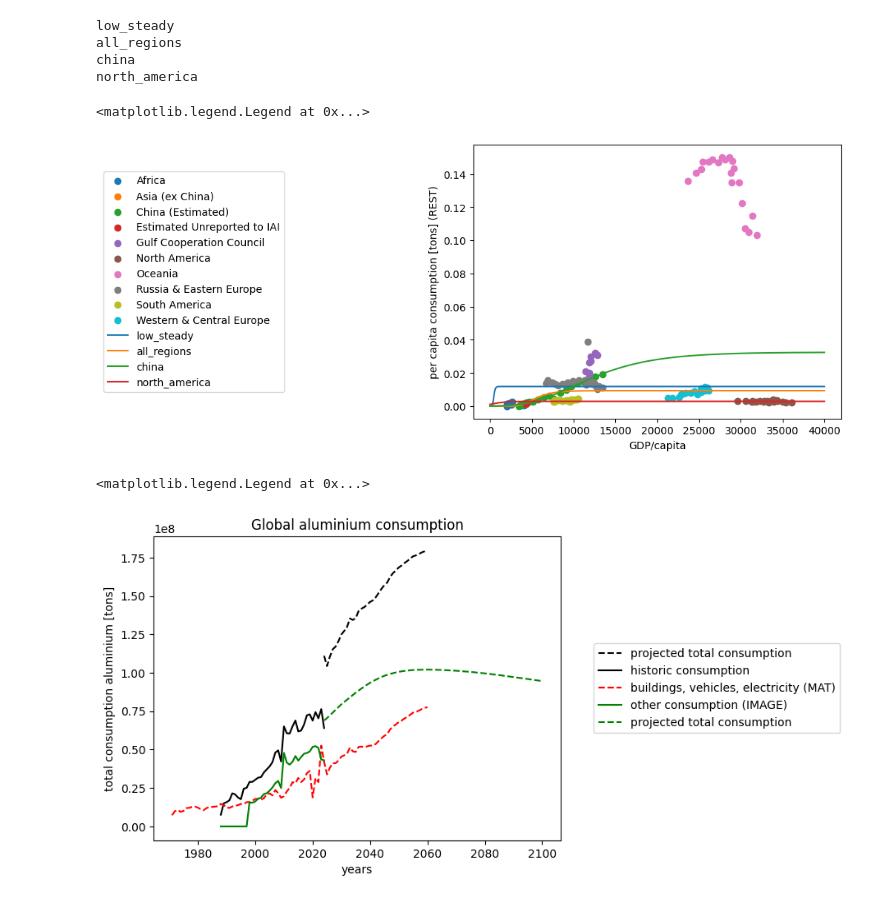
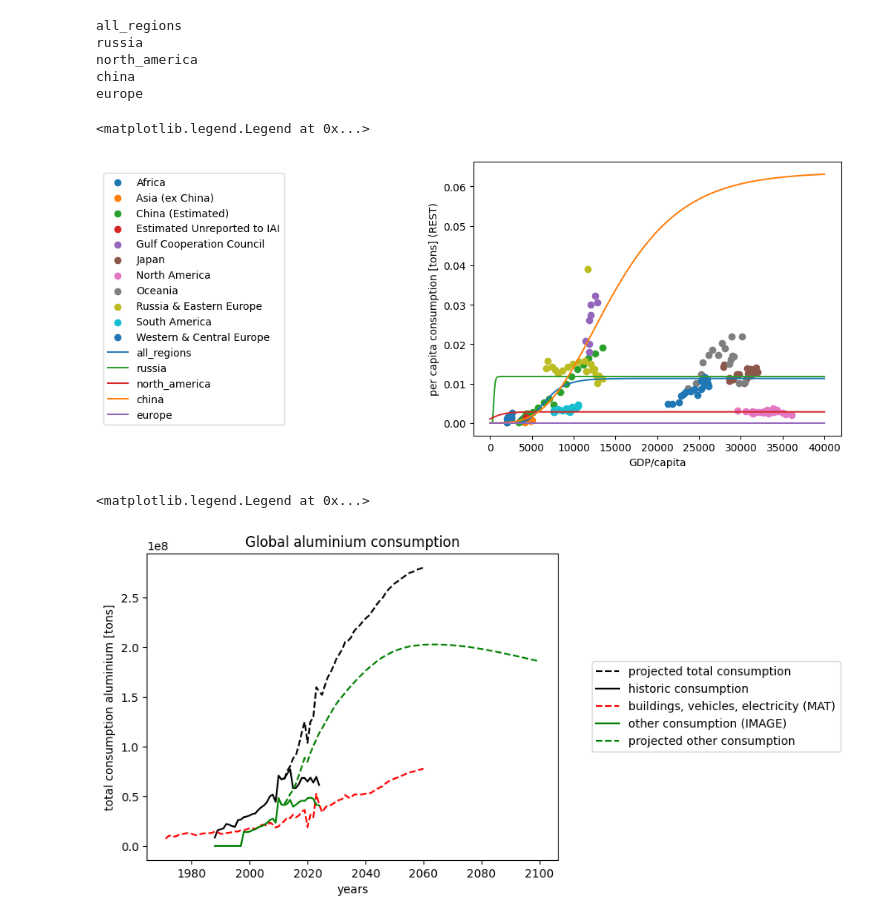
Before and after one commit to imagepbl/image-materials, a Jupyter notebook: imagematerials/rest_of/scripts_test/aluminium.ipynb, the cells around one changed output. Cells and saved outputs as stored; diff of their text form; code cells hidden in the pictures.

Commit message:
alu modelling

```diff
--- a/imagematerials/rest_of/scripts_test/aluminium.ipynb
+++ b/imagematerials/rest_of/scripts_test/aluminium.ipynb
@@ -104,23 +85,24 @@ aluminium.calculate_historic_other_fraction()
 aluminium.historic_other_fraction_consumption[aluminium.historic_other_fraction_consumption < 0] = np.nan
 # %%
 # Fit models
-
 aluminium.calculate_regressors(aluminium.historic_other_fraction_consumption)
 
 aluminium.fit_models(best_rmse_models= {
-    'low_steady' : 'gompertz model',
     'all_regions' : 'gompertz model',
+    'russia' : 'gompertz model',
+    'north_america' : 'gompertz model',
     'china' : 'gompertz model',
-    'north_america' : 'gompertz model'})
+    'europe' : 'gompertz model'})
 
 # add regions to regions model match that are not in there yet becaused they are fitted to the global average
 for key in IAI_TO_IMAGE_CLASSES.keys():
     if key not in aluminium.region_model_match:
         aluminium.region_model_match[key] = aluminium.model_groups.get("all_regions")[6]
 # %% [output]
-low_steady
 all_regions
+russia
+north_america
 china
-north_america
+europe
 # %%
 # Projections
@@ -128,57 +111,44 @@ aluminium.project_on_total(list(IAI_TO_IMAGE_CLASSES.keys()))
 # %%
 # Plot regression with GDP/cap on x axis and cons/cap on y axis only for years that were fitted
 
-colors = [
-    '#1f77b4', '#ff7f0e', '#2ca02c', '#d62728', '#9467bd',
-    '#8c564b', '#e377c2', '#7f7f7f', '#bcbd22', '#17becf',
-    '#aec7e8', '#ffbb78', '#98df8a', '#ff9896', '#c5b0d5',
-    '#c49c94', '#f7b6d2', '#c7c7c7', '#dbdb8d', '#9edae5',
-    '#393b79', '#637939', '#8c6d31', '#843c39', '#7b4173',
-    '#5254a3'
-]
 
 color_dict_fits = {
-    'low_steady' : '#1f77b4',  # blue
-    'all_regions' : '#ff7f0e',  # orange
-    'china' : '#2ca02c',  # green
+     'all_regions' : '#1f77b4',  # blue
+    'russia' : '#2ca02c',  # green
     'north_america' : '#d62728',  # red
+    'china' : '#ff7f0e',  # orange
     'europe' : '#9467bd'  # purple
 
 }
 
 
-# Create the mapping dictionary
-color_dict = {f"class_ {i+1}": colors[i] for i in range(26)}
-
 fig, ax = plt.subplots()             # Create a figure containing a single Axes.
-
 
 for region in aluminium.cons_capita.columns:
     ax.scatter(aluminium.gdp_pc[region],
                aluminium.cons_capita[region],
-               label = region,
-               color = color_dict.get(region))
+               label = region)
 
 
 for grouping in aluminium_regions.keys():
     model = aluminium.model_groups[grouping][models_output_dict[aluminium.best_rmse_models[grouping]]]
     ax.plot(model.predict(np.arange(1, 40001).reshape(-1, 1)),
             label = grouping,
             color = color_dict_fits[grouping])
 
 ax.set_ylabel("per capita consumption [tons] (REST)")
 ax.set_xlabel("GDP/capita")
 
 
 
 ax.legend(loc = 'right', bbox_to_anchor=(-0.5, 0.5))
 # %% [output]
 <matplotlib.legend.Legend at 0x...>
-[figure, old version]
+[figure, new version]
 # %%
 fig, ax = plt.subplots()             # Create a figure containing a single Axes.
 
-ax.plot(aluminium.projection_per_region_total.sum(axis = 1) + aluminium.image_mat_data.sum(axis = 1).loc[2024:] - aluminium.projection_per_region_total["Asia (ex China)"],
+ax.plot(aluminium.projection_per_region_total.sum(axis = 1) + aluminium.image_mat_data.sum(axis = 1).loc[2012:],
         linestyle = '--', color = 'black', label = 'projected total consumption')
 
 ax.plot(aluminium.historic_consumption_data.sum(axis = 1),
@@ -190,8 +160,8 @@ ax.plot(aluminium.image_mat_data.sum(axis = 1).loc[1971:],
 ax.plot(aluminium.historic_other_fraction_consumption.sum(axis = 1),
         linestyle = '-', color = 'green', label = 'other consumption (IMAGE)')
 
-ax.plot(aluminium.projection_per_region_total.loc[2024: ].sum(axis = 1) - aluminium.projection_per_region_total["Asia (ex China)"],
-        linestyle = '--', color = 'green', label = 'projected total consumption')
+ax.plot(aluminium.projection_per_region_total.loc[2012: ].sum(axis = 1),
+        linestyle = '--', color = 'green', label = 'projected other consumption')
 
 ax.set_ylabel("total consumption aluminium [tons]")
 ax.set_xlabel("years")
@@ -199,4 +169,4 @@ ax.title.set_text("Global aluminium consumption")
 ax.legend(loc = 'right', bbox_to_anchor=(1.7, 0.5))
 # %% [output]
 <matplotlib.legend.Legend at 0x...>
-[figure, old version]
+[figure, new version]
```
Also changed, not shown: parts of 7 cells of this notebook, 8 other files.
